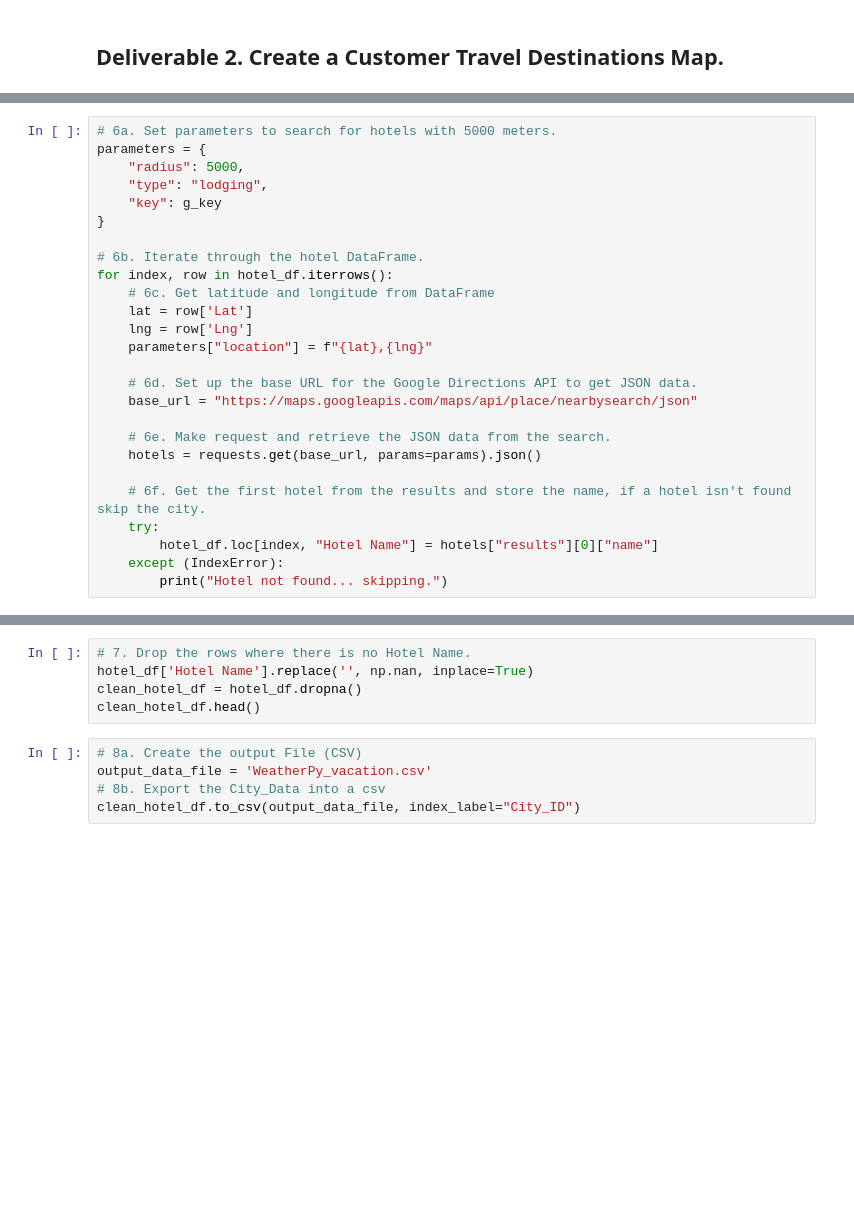
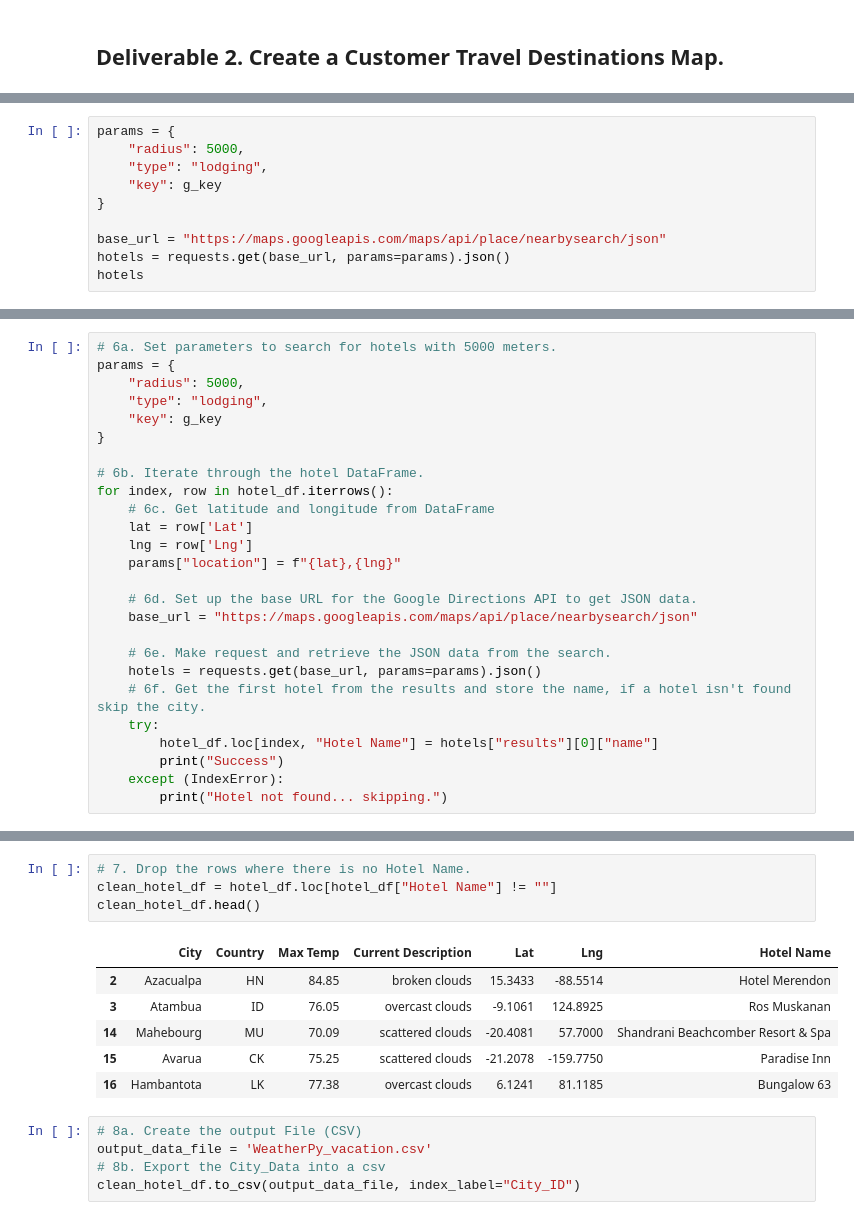
Before and after one commit to mikeschnur/WeatherPy, a Jupyter notebook: World_Weather_Analysis/Vacation_Search/Vacation_Search.ipynb, the cells around one changed output, grey strips where cells are left out. Drawn from its saved outputs; the diff is of its cells as text; blank space fills up the shorter version.

```diff
--- a/World_Weather_Analysis/Vacation_Search/Vacation_Search.ipynb
+++ b/World_Weather_Analysis/Vacation_Search/Vacation_Search.ipynb
@@ -43,0 +117,10 @@ hotel_df.head(10)
+# %%
+params = {
+    "radius": 5000,
+    "type": "lodging",
+    "key": g_key
+}
+
+base_url = "https://maps.googleapis.com/maps/api/place/nearbysearch/json"
+hotels = requests.get(base_url, params=params).json()
+hotels
@@ -44,6 +129,6 @@ hotel_df.head(10)
 # %%
 # 6a. Set parameters to search for hotels with 5000 meters.
-parameters = {
+params = {
     "radius": 5000,
     "type": "lodging",
     "key": g_key
@@ -54,16 +139,16 @@ for index, row in hotel_df.iterrows():
     # 6c. Get latitude and longitude from DataFrame
     lat = row['Lat']
     lng = row['Lng']
-    parameters["location"] = f"{lat},{lng}"
+    params["location"] = f"{lat},{lng}"
 
     # 6d. Set up the base URL for the Google Directions API to get JSON data.
     base_url = "https://maps.googleapis.com/maps/api/place/nearbysearch/json"
 
     # 6e. Make request and retrieve the JSON data from the search.
     hotels = requests.get(base_url, params=params).json()
-
     # 6f. Get the first hotel from the results and store the name, if a hotel isn't found skip the city.
     try:
         hotel_df.loc[index, "Hotel Name"] = hotels["results"][0]["name"]
+        print("Success")
     except (IndexError):
         print("Hotel not found... skipping.")
@@ -70,8 +173,14 @@ for index, row in hotel_df.iterrows():
 # %%
 # 7. Drop the rows where there is no Hotel Name.
-hotel_df['Hotel Name'].replace('', np.nan, inplace=True)
-clean_hotel_df = hotel_df.dropna()
+clean_hotel_df = hotel_df.loc[hotel_df["Hotel Name"] != ""]
 clean_hotel_df.head()
+# %% [output]
+|  | City | Country | Max Temp | Current Description | Lat | Lng | Hotel Name |
+| 2 | Azacualpa | HN | 84.85 | broken clouds | 15.3433 | -88.5514 | Hotel Merendon |
+| 3 | Atambua | ID | 76.05 | overcast clouds | -9.1061 | 124.8925 | Ros Muskanan |
+| 14 | Mahebourg | MU | 70.09 | scattered clouds | -20.4081 | 57.7000 | Shandrani Beachcomber Resort & Spa |
+| 15 | Avarua | CK | 75.25 | scattered clouds | -21.2078 | -159.7750 | Paradise Inn |
+| 16 | Hambantota | LK | 77.38 | overcast clouds | 6.1241 | 81.1185 | Bungalow 63 |
 # %%
 # 8a. Create the output File (CSV)
 output_data_file = 'WeatherPy_vacation.csv'
```
Also changed, not shown: parts of 12 cells of this notebook, 9 other files.
